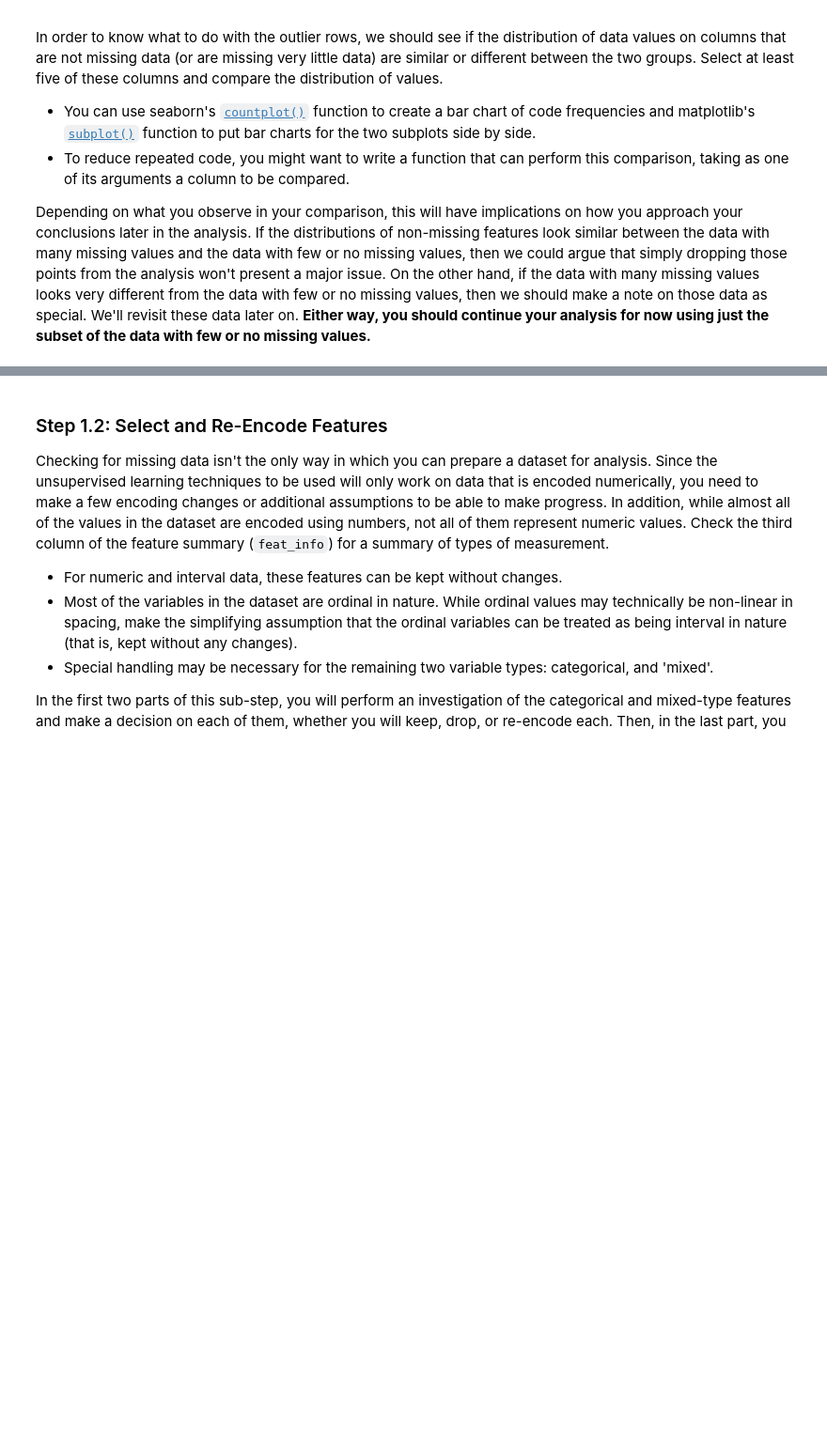
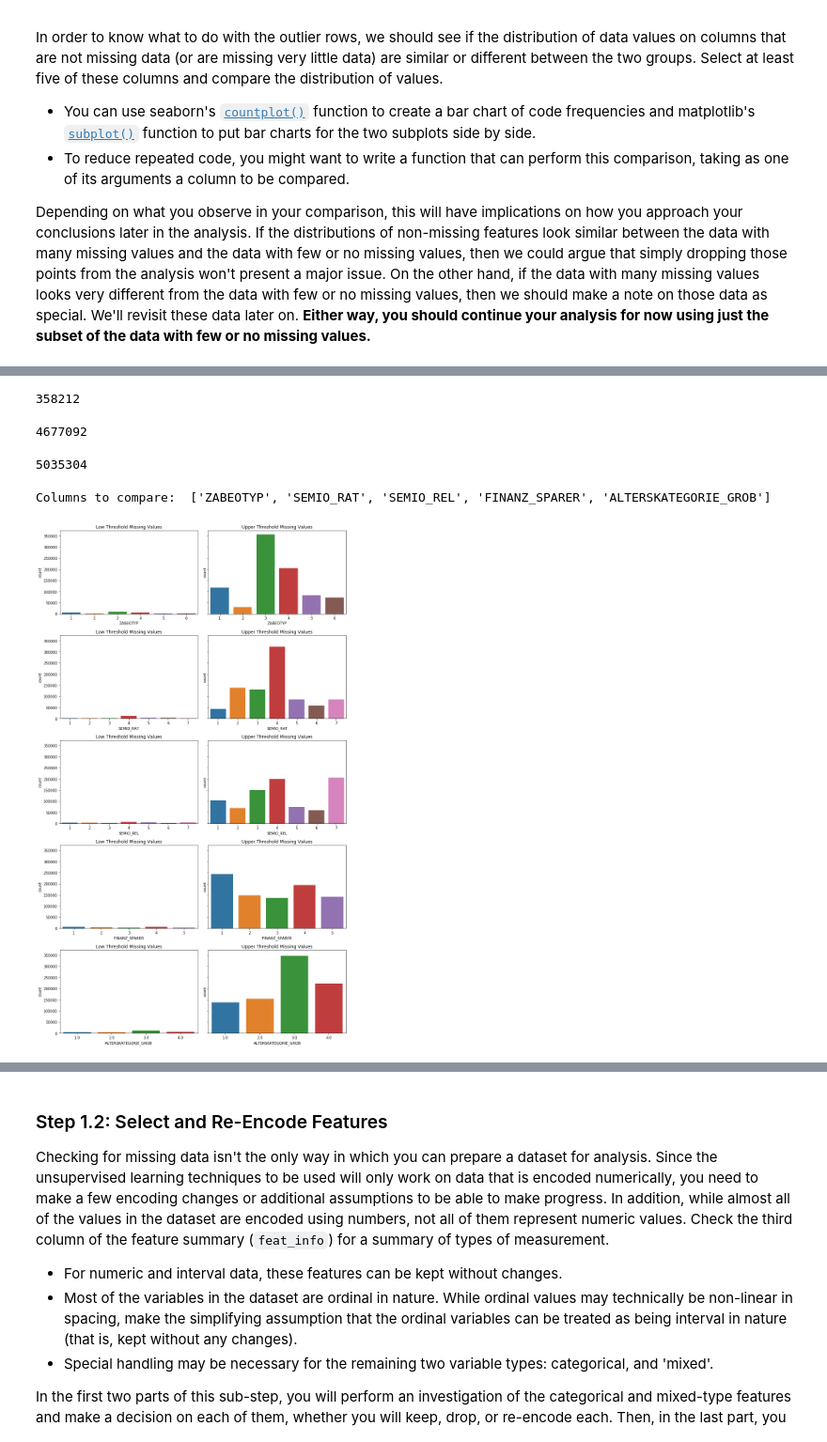
Before and after one commit to palacioskelly/Udacity_Identify_Customer_Segments, a Jupyter notebook: Identify_Customer_Segments.ipynb, the cells around one changed output, grey strips where cells are left out. Shown at 94% size. Cells and saved outputs as stored; diff of their text form; code cells hidden in the pictures; blank space fills up the shorter version.

```diff
--- a/Identify_Customer_Segments.ipynb
+++ b/Identify_Customer_Segments.ipynb
@@ -190,37 +360,55 @@ plt.show()
 # %%
 # Write code to divide the data into two subsets based on the number of missing
 # values in each row.
-azdias_lt = azdias_cp[azdias_cp.isnull().sum(axis=1) < 30]
-azdias_ut = azdias_cp[azdias_cp.isnull().sum(axis=1) >= 30]
+azdias_lt = azdias_cp[(azdias_cp.isnull().sum(axis=1) >= 9) & (azdias_cp.isnull().sum(axis=1) <= 32)]
+azdias_ut = azdias_cp[(azdias_cp.isnull().sum(axis=1) < 9) | (azdias_cp.isnull().sum(axis=1) > 32)]
+# %%
+#Checking lower threshold null values
+azdias_lt.isna().sum().sum()
+# %% [output]
+358212
+# %%
+#Checking upper threshold null values
+azdias_ut.isna().sum().sum()
+# %% [output]
+4677092
+# %%
+#Checking split null values combined
+azdias_ut.isna().sum().sum() + azdias_lt.isna().sum().sum()
+# %% [output]
+5035304
 # %%
 # Compare the distribution of values for at least five columns where there are
 # no or few missing values, between the two subsets.
 # How much data is missing in each row of the dataset?
 
 # Create list of 5 column names from the first 30 with lowest missing values.
-col_compare_notnull = col_null_azdias.sort_values()[:30:6].index.tolist()
+col_compare_notnull = num_col_null_azdias.sort_values()[:30:6].index.tolist()
 
 def compare_dist_columns(columns):
     """
     Plots count of missing values for each column in two subplots,
     comparing the distribution of missing values in each row.
 
     Parameters:
     columns (list): List of column names to compare.
     """
     print('Columns to compare: ', col_compare_notnull)
 
     fig, ax = plt.subplots(nrows=(len(columns)), sharey=True, ncols=2, figsize=(12,20))
 
     for indx in range(len(columns)):
         sns.countplot(azdias_lt[columns[indx]], ax=ax[indx][0])
         ax[indx][0].set_title('Low Threshold Missing Values')
 
         sns.countplot(azdias_ut[columns[indx]], ax=ax[indx][1])
         ax[indx][1].set_title('Upper Threshold Missing Values')
         fig.tight_layout()
 
 
 compare_dist_columns(col_compare_notnull)
+# %% [output]
+Columns to compare:  ['ZABEOTYP', 'SEMIO_RAT', 'SEMIO_REL', 'FINANZ_SPARER', 'ALTERSKATEGORIE_GROB']
+[figure, added]
 # %% [markdown]
 #### Discussion 1.1.3: Assess Missing Data in Each Row
```
Also changed, not shown: parts of 127 cells of this notebook.
